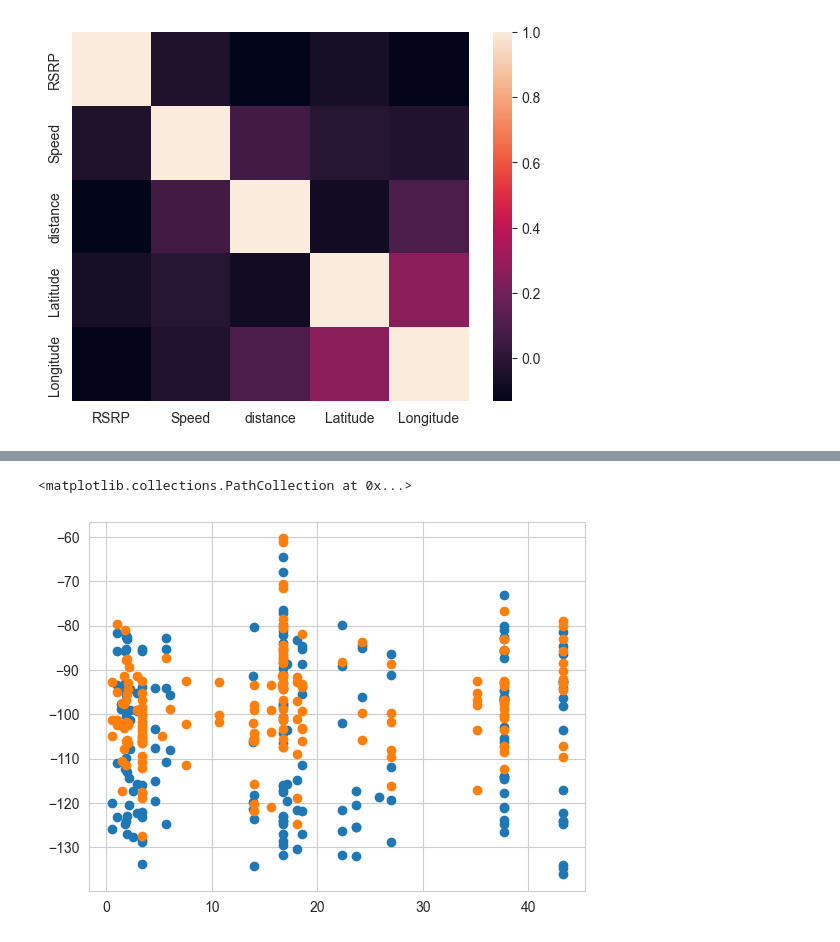
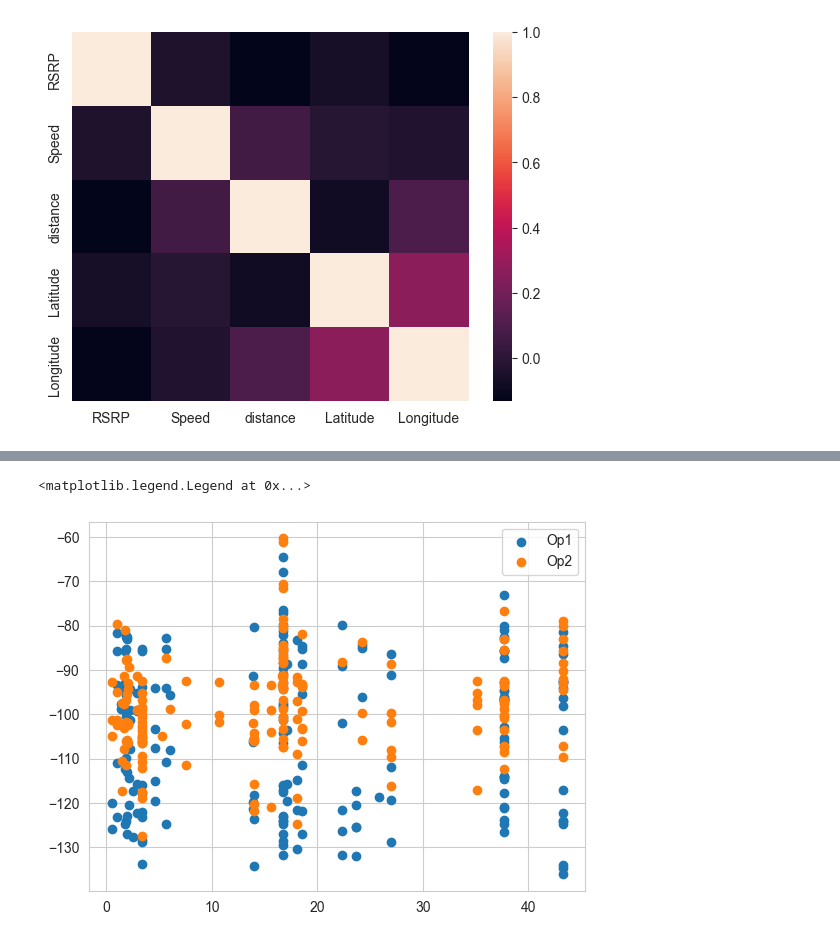
Before and after one commit to ihneskarbovik/IN5060-assignment2, a Jupyter notebook: analysis.ipynb, the cells around one changed output, grey strips where cells are left out. Saved outputs shown, nothing was run; the diff lists cells and outputs as text; code cells hidden in the pictures.

```diff
--- a/analysis.ipynb
+++ b/analysis.ipynb
@@ -16,7 +16,7 @@ import plotly.graph_objects as go
 df_4g = pd.read_csv('datasets/4G-Passive-Measurements.csv')
 # %%
 print(df_4g.columns)
-df = df_4g[['RSRP', 'Speed', 'distance', 'Latitude', 'Longitude', 'scenario', 'MNC', 'campaign']]
+df = df_4g[['RSRP', 'Speed', 'distance', 'Latitude', 'Longitude', 'scenario', 'MNC', 'campaign', 'Time']]
 df = df[(df['RSRP'] >= -144) & (df['RSRP'] <= -44)]  # remove impossible values
 df = df[(df['scenario'] == 'OD') | (df['scenario'] == 'IS')]
 df = df.replace('"Op"[1]', 'Op1')
@@ -291,10 +292,11 @@ fig.show()
 # %%
 short_drive = 'campaign_52_OD_4G'
 drive_op1 = df[(df['campaign'] == short_drive) & (df['MNC'] == 'Op1')]
 drive_op2 = df[(df['campaign'] == short_drive) & (df['MNC'] == 'Op2')]
 
 plt.scatter(drive_op1['Speed'], drive_op1['RSRP'])
 plt.scatter(drive_op2['Speed'], drive_op2['RSRP'])
+plt.legend(['Op1', 'Op2'])
 # %% [output]
-<matplotlib.collections.PathCollection at 0x...>
+<matplotlib.legend.Legend at 0x...>
-[figure, old version]
+[figure, new version]
```
Also changed, not shown: parts of 7 cells of this notebook.
